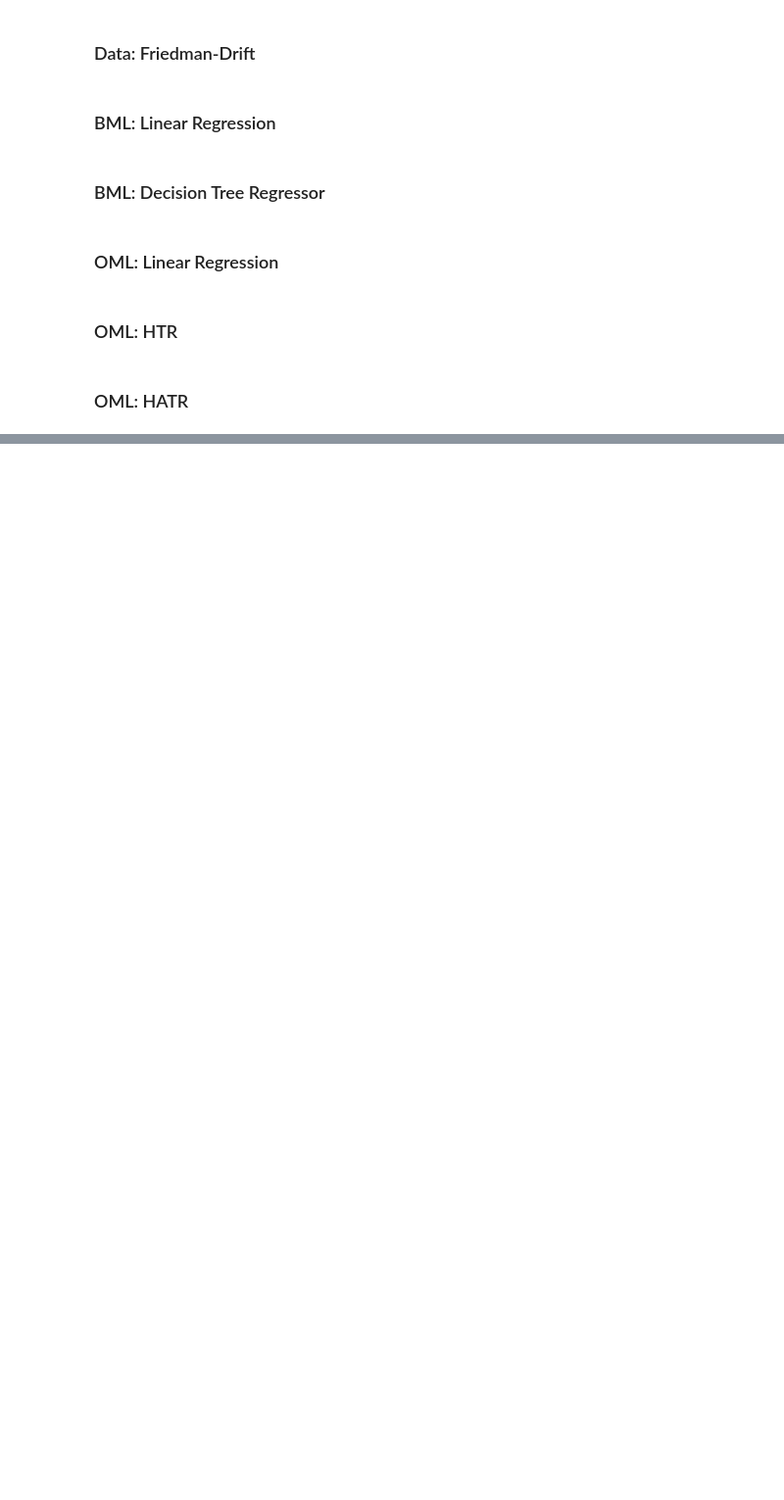
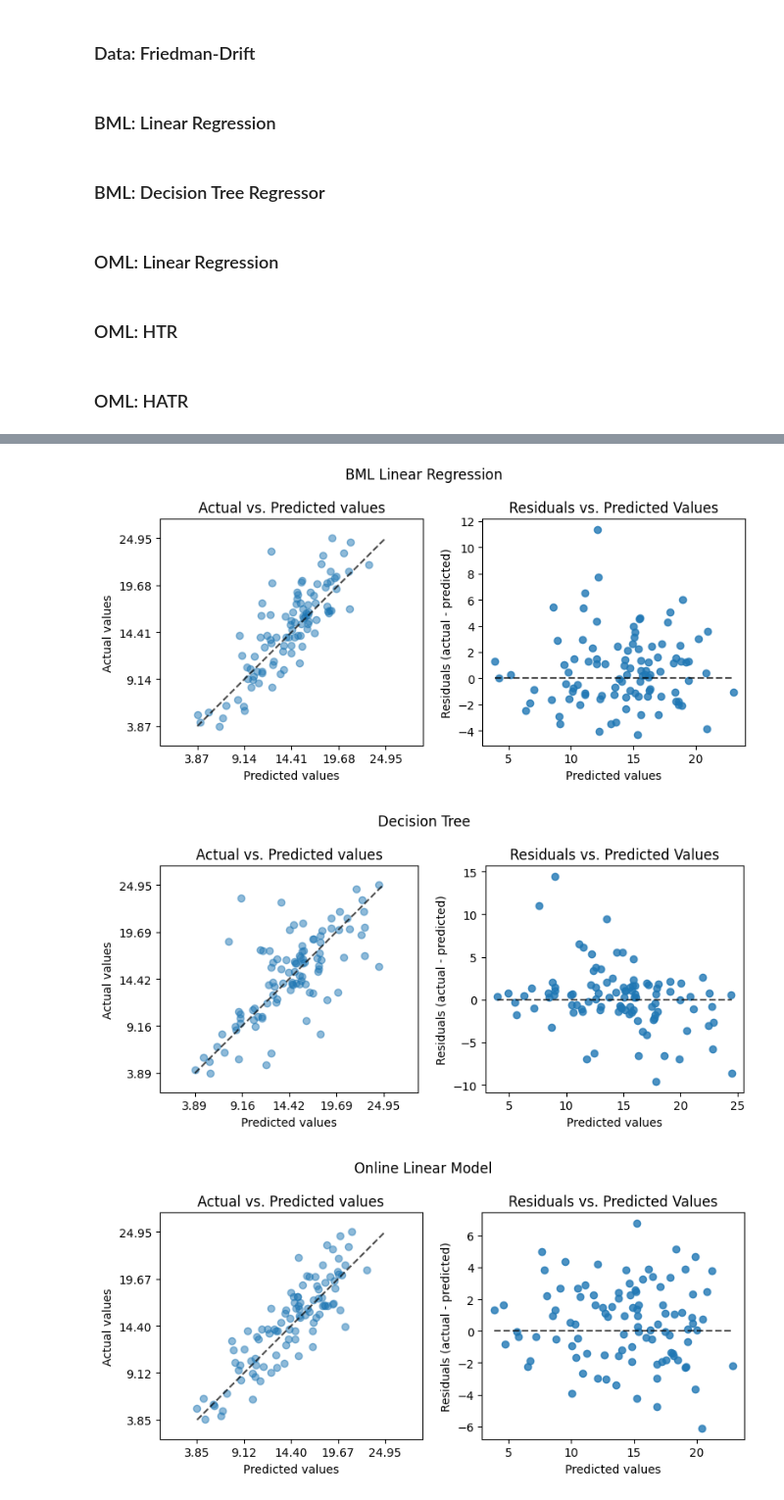
Before and after one commit to sn-code-inside/online-machine-learning, a Jupyter notebook: ch09_friedman.ipynb, the cells around one changed output, grey strips where cells are left out. Shown at 98% size. Drawn from its saved outputs; the diff is of its cells as text; code cells hidden in the pictures; blank space fills up the shorter version.

```diff
--- a/ch09_friedman.ipynb
+++ b/ch09_friedman.ipynb
@@ -123,0 +207,9 @@ df_eval_hatr, df_true_hatr = eval_oml_horizon(model=hatr_model, train=train, tes
+# %%
+bml_tree = DecisionTreeRegressor(random_state=0)
+# Add a MinMaxScaler to the pipeline
+bml_tree = make_pipeline(MinMaxScaler(), bml_tree)
+df_eval_bml_tree, df_true_bml_tree = eval_bml_horizon(model = bml_tree,
+                            train = train,
+                            test = test,
+                            target_column=target_column,
+                            horizon=horizon, include_remainder=True, metric=metric)
@@ -123,0 +218,5 @@ df_eval_hatr, df_true_hatr = eval_oml_horizon(model=hatr_model, train=train, tes
+# %%
+oml_lm = preprocessing.StandardScaler()
+oml_lm |= linear_model.LinearRegression()
+
+df_eval_oml_lm, df_true_oml_lm = eval_oml_horizon(model=oml_lm, train=train, test=test, target_column="y", horizon=horizon, metric=metric)
@@ -123,0 +225,3 @@ df_eval_hatr, df_true_hatr = eval_oml_horizon(model=hatr_model, train=train, tes
+# %%
+htr_model =   (preprocessing.StandardScaler() | HoeffdingTreeRegressor())
+df_eval_htr, df_true_htr = eval_oml_horizon(model=htr_model, train=train, test=test, target_column="y", horizon=horizon, oml_grace_period=oml_grace_period, metric=metric)
@@ -124 +230,4 @@ df_eval_hatr, df_true_hatr = eval_oml_horizon(model=hatr_model, train=train, tes
+# %%
+hatr_model =   (preprocessing.StandardScaler() | HoeffdingAdaptiveTreeRegressor())
+df_eval_hatr, df_true_hatr = eval_oml_horizon(model=hatr_model, train=train, test=test, target_column="y", horizon=horizon, oml_grace_period=oml_grace_period,metric=metric)
 # %% [markdown]
@@ -129,0 +242,12 @@ plot_bml_oml_horizon_predictions(df_true = [df_true_bml_lm[a:b], df_true_bml_tre
+# %%
+from spotPython.plot.validation import plot_actual_vs_predicted
+
+plot_actual_vs_predicted(y_test=df_true_bml_lm[target_column], y_pred=df_true_bml_lm["Prediction"], title="BML Linear Regression", filename="./figures/ch09_friedman_1_000_000_bml_lm.pdf")
+plot_actual_vs_predicted(y_test=df_true_bml_tree[target_column], y_pred=df_true_bml_tree["Prediction"], title="Decision Tree", filename="./figures/ch09_friedman_1_000_000_bml_tree.pdf")
+plot_actual_vs_predicted(y_test=df_true_oml_lm[target_column], y_pred=df_true_oml_lm["Prediction"], title="Online Linear Model", filename="./figures/ch09_friedman_1_000_000_oml_lm.pdf")
+plot_actual_vs_predicted(y_test=df_true_htr[target_column], y_pred=df_true_htr["Prediction"], title="Hoeffding Tree", filename="./figures/ch09_friedman_1_000_000_htr.pdf")
+plot_actual_vs_predicted(y_test=df_true_hatr[target_column], y_pred=df_true_hatr["Prediction"], title="Hoeffding Adaptive Tree", filename="./figures/ch09_friedman_1_000_000_hatr.pdf")
+# %% [output]
+[figure, added]
+[figure, added]
+[figure, added]
```
Also changed, not shown: parts of 16 cells of this notebook, 4 other files.
